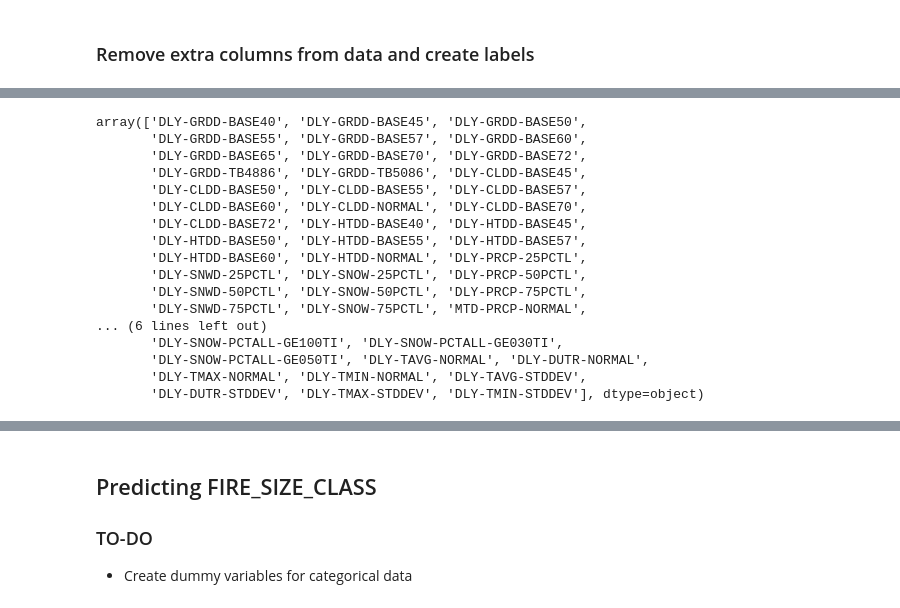
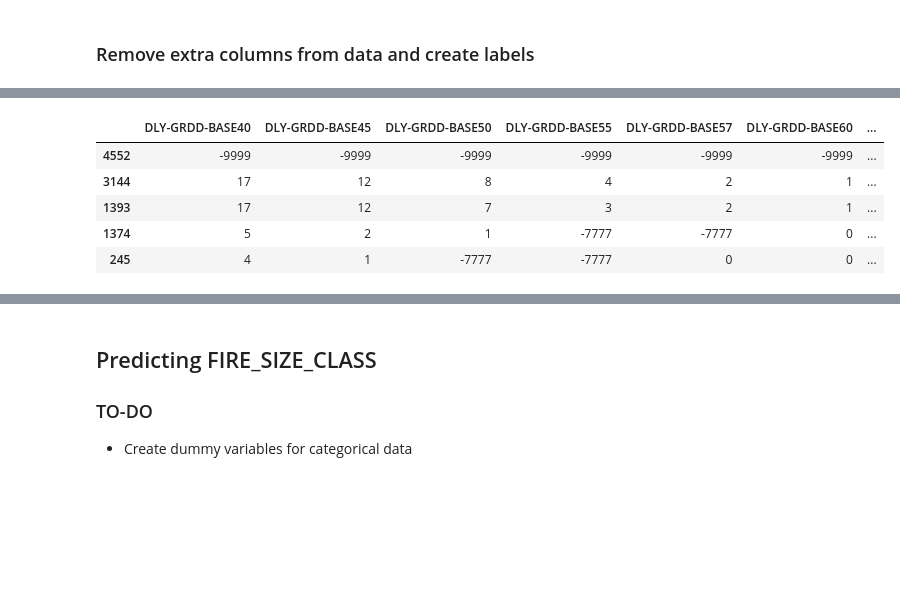
Before and after one commit to sjhangiani12/info370-final-project, a Jupyter notebook: Modelling.ipynb, the cells around one changed output, grey strips where cells are left out. Drawn from its saved outputs; the diff is of its cells as text; code cells hidden in the pictures; blank space fills up the shorter version.

```diff
--- a/Modelling.ipynb
+++ b/Modelling.ipynb
@@ -57,22 +59,12 @@ features = data[['DLY-GRDD-BASE40', 'DLY-GRDD-BASE45', 'DLY-GRDD-BASE50',
 # %%
 features.columns.values
 # data.dtypes
+features.head()
 # %% [output]
-array(['DLY-GRDD-BASE40', 'DLY-GRDD-BASE45', 'DLY-GRDD-BASE50',
-       'DLY-GRDD-BASE55', 'DLY-GRDD-BASE57', 'DLY-GRDD-BASE60',
-       'DLY-GRDD-BASE65', 'DLY-GRDD-BASE70', 'DLY-GRDD-BASE72',
-       'DLY-GRDD-TB4886', 'DLY-GRDD-TB5086', 'DLY-CLDD-BASE45',
-       'DLY-CLDD-BASE50', 'DLY-CLDD-BASE55', 'DLY-CLDD-BASE57',
-       'DLY-CLDD-BASE60', 'DLY-CLDD-NORMAL', 'DLY-CLDD-BASE70',
-       'DLY-CLDD-BASE72', 'DLY-HTDD-BASE40', 'DLY-HTDD-BASE45',
-       'DLY-HTDD-BASE50', 'DLY-HTDD-BASE55', 'DLY-HTDD-BASE57',
-       'DLY-HTDD-BASE60', 'DLY-HTDD-NORMAL', 'DLY-PRCP-25PCTL',
-       'DLY-SNWD-25PCTL', 'DLY-SNOW-25PCTL', 'DLY-PRCP-50PCTL',
-       'DLY-SNWD-50PCTL', 'DLY-SNOW-50PCTL', 'DLY-PRCP-75PCTL',
-       'DLY-SNWD-75PCTL', 'DLY-SNOW-75PCTL', 'MTD-PRCP-NORMAL',
-... (6 lines left out)
-       'DLY-SNOW-PCTALL-GE100TI', 'DLY-SNOW-PCTALL-GE030TI',
-       'DLY-SNOW-PCTALL-GE050TI', 'DLY-TAVG-NORMAL', 'DLY-DUTR-NORMAL',
-       'DLY-TMAX-NORMAL', 'DLY-TMIN-NORMAL', 'DLY-TAVG-STDDEV',
-       'DLY-DUTR-STDDEV', 'DLY-TMAX-STDDEV', 'DLY-TMIN-STDDEV'], dtype=object)
+|  | DLY-GRDD-BASE40 | DLY-GRDD-BASE45 | DLY-GRDD-BASE50 | DLY-GRDD-BASE55 | DLY-GRDD-BASE57 | DLY-GRDD-BASE60 | ... |
+| 4552 | -9999 | -9999 | -9999 | -9999 | -9999 | -9999 | ... |
+| 3144 | 17 | 12 | 8 | 4 | 2 | 1 | ... |
+| 1393 | 17 | 12 | 7 | 3 | 2 | 1 | ... |
+| 1374 | 5 | 2 | 1 | -7777 | -7777 | 0 | ... |
+| 245 | 4 | 1 | -7777 | -7777 | 0 | 0 | ... |
 # %%
```
Also changed, not shown: parts of 11 cells of this notebook.
